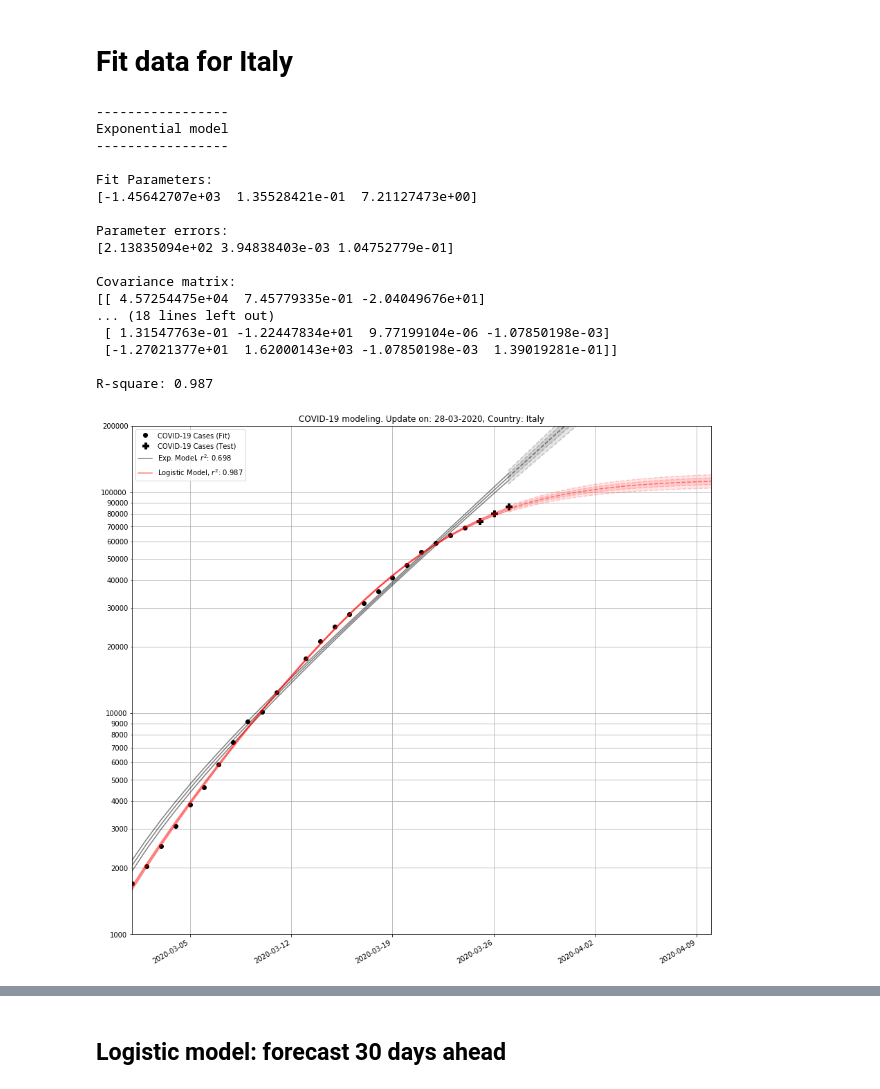
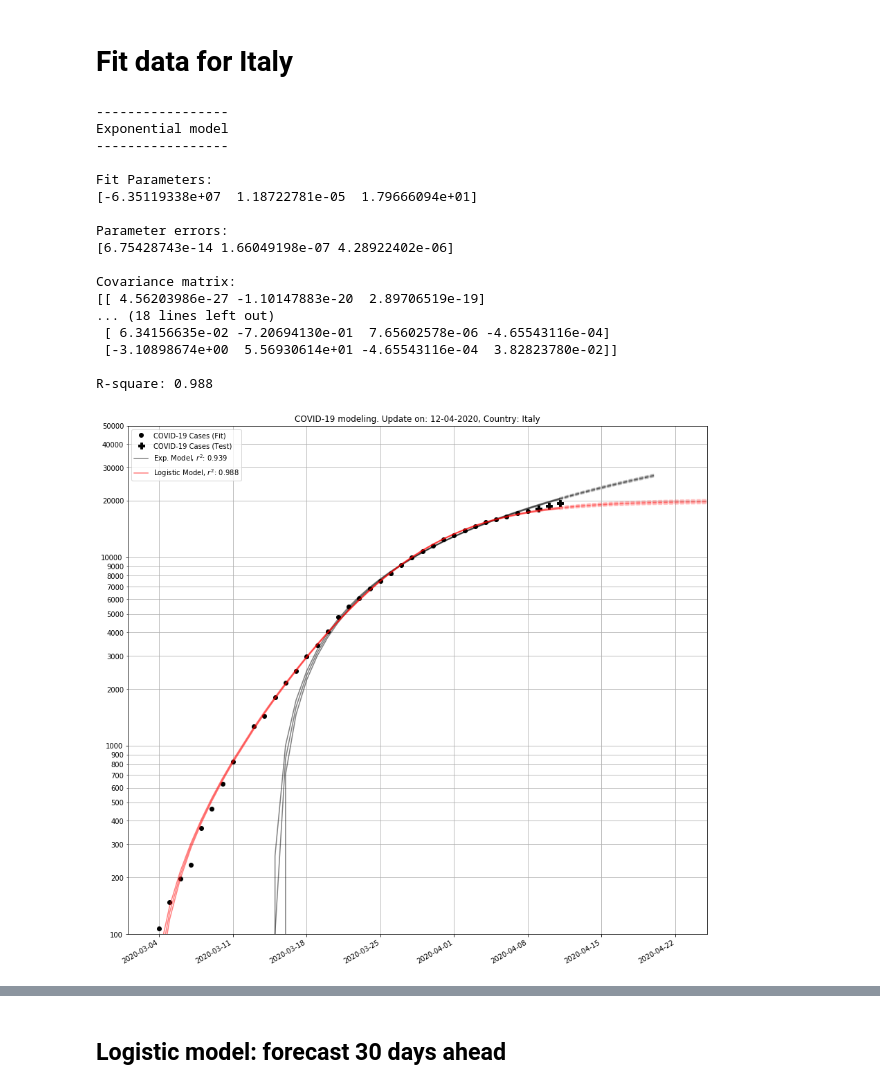
Before and after one commit to remotain/COVID-19, a Jupyter notebook: model_growth.ipynb, the cells around one changed output, grey strips where cells are left out. Saved outputs shown, nothing was run; the diff lists cells and outputs as text; code cells hidden in the pictures.

```diff
--- a/model_growth.ipynb
+++ b/model_growth.ipynb
@@ -43,7 +27,6 @@ Fast-forward
 # %%
-df_confirmed = pd.read_csv('DATA/csse_covid_19_data/csse_covid_19_time_series/time_series_covid19_confirmed_global.csv')
-
-#df_confirmed = pd.read_csv('DATA/csse_covid_19_data/csse_covid_19_time_series/time_series_19-covid-Deaths.csv')
+#df_confirmed = pd.read_csv('DATA/csse_covid_19_data/csse_covid_19_time_series/time_series_covid19_confirmed_global.csv')
+df_confirmed = pd.read_csv('DATA/csse_covid_19_data/csse_covid_19_time_series/time_series_covid19_deaths_global.csv')
 # %%
 # Drop data from 2020-03-12 because for many country data for this day was a replica from the previous day.
 df_confirmed.drop(columns=['3/12/20'], inplace=True)
@@ -196,8 +179,10 @@ print('-----------------')
 print('Exponential model')
 print('-----------------')
 print()
+ydata_exp=dfit['Cases'][-20:-3]
+xdata_exp=dfit['ndays'][-20:-3]
 p0=[-4.76730302e+02,1.72669390e-01,6.13355554e+00]
-popt, pcov, r_square_exp = fit_model(xdata, ydata, exponential_model, p0=p0)
+popt, pcov, r_square_exp = fit_model(xdata_exp, ydata_exp, exponential_model, p0=p0)
 print_fit_results(popt, pcov, r_square_exp)
 df_predict_exp = predict(dfit['Date'].values, dfit['ndays'].values, exponential_model, popt, pcov)
 df_forecast_exp = forecast(dfit['Date'].values[-1], dfit['ndays'].values[-1], 10, exponential_model, popt, pcov)
@@ -219,52 +204,52 @@ Exponential model
 -----------------
 
 Fit Parameters:
-[-1.45642707e+03  1.35528421e-01  7.21127473e+00]
+[-6.35119338e+07  1.18722781e-05  1.79666094e+01]
 
 Parameter errors:
-[2.13835094e+02 3.94838403e-03 1.04752779e-01]
+[6.75428743e-14 1.66049198e-07 4.28922402e-06]
 
 Covariance matrix:
-[[ 4.57254475e+04  7.45779335e-01 -2.04049676e+01]
+[[ 4.56203986e-27 -1.10147883e-20  2.89706519e-19]
 ... (18 lines left out)
- [ 1.31547763e-01 -1.22447834e+01  9.77199104e-06 -1.07850198e-03]
- [-1.27021377e+01  1.62000143e+03 -1.07850198e-03  1.39019281e-01]]
+ [ 6.34156635e-02 -7.20694130e-01  7.65602578e-06 -4.65543116e-04]
+ [-3.10898674e+00  5.56930614e+01 -4.65543116e-04  3.82823780e-02]]
 
-R-square: 0.987
+R-square: 0.988
 # %%
 # Draw
 _,ax = plt.subplots(figsize=(15,15))
 logy=True
 # Data
 dfit[:-3].plot('Date', 'Cases', marker='o', color='k', linestyle="None", label='COVID-19 Cases (Fit)', ax=ax, logy=logy)
 dfit[-3:].plot('Date', 'Cases', marker='P', color='k', ms=9, linestyle="None", label='COVID-19 Cases (Test)', ax=ax)
 
 # Exponential Model
 plot_model(df_predict_exp, df_forecast_exp, label='Exp. Model, $r^2$: %.3f'% r_square_exp, ax=ax, color='k')
 # Logistic Model
 plot_model(df_predict_logit, df_forecast_logit, label='Logistic Model, $r^2$: %.3f'% r_square_logit, ax=ax, color='r')
 
 formatter = matplotlib.ticker.ScalarFormatter()
 formatter.set_scientific(False)
 ax.yaxis.set_minor_formatter(formatter)
 ax.yaxis.set_major_formatter(formatter)
 
 from datetime import datetime
 plt.title('COVID-19 modeling. Update on: %s, Country: %s' %(datetime.today().strftime('%d-%m-%Y'),dfit['Country/Region'].values[0]))
 plt.grid(axis='both',which='both')
 plt.xlabel('')
 
 #Axis limit
-ax.set_xlim(['2020-03-01','2020-04-10'])
-ax.set_ylim([1000, 200000])
+ax.set_xlim(['2020-03-01','2020-04-25'])
+ax.set_ylim([100, 50000])
 
 # Zoom
 #ax.set_xlim(['2020-03-13','2020-03-16'])
 #ax.set_ylim([20000, 28000])
 
 plt.show()
 # %% [output]
-[figure, old version]
+[figure, new version]
 # %%
 res=dfit.merge(df_predict_logit, on='Date')
 res['res'] = res['Cases'] - res['Model']
```
Also changed, not shown: parts of 14 cells of this notebook, 2 other files.
